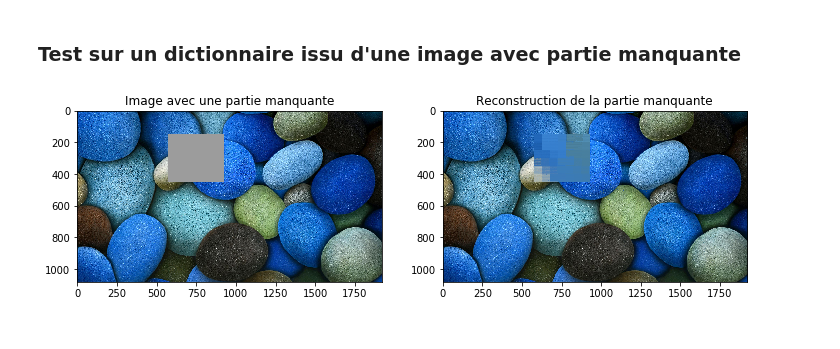
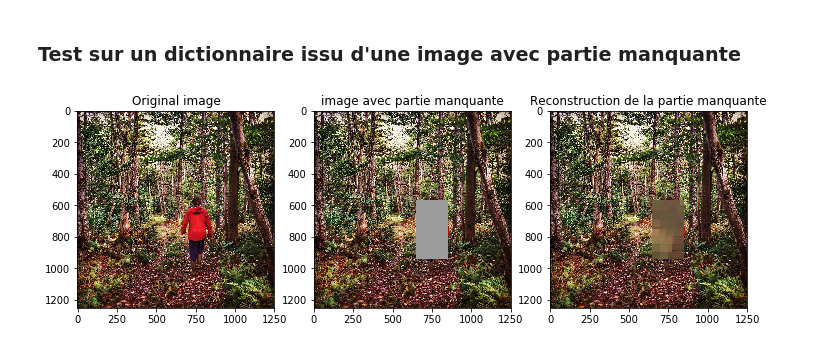
Before and after one commit to ATidiane/ARF, a Jupyter notebook: InpaintingProject/inpainting.ipynb, the cells around one changed output. Drawn from its saved outputs; the diff is of its cells as text; code cells hidden in the pictures.

```diff
--- a/InpaintingProject/inpainting.ipynb
+++ b/InpaintingProject/inpainting.ipynb
@@ -433,11 +435,15 @@ class inpaint:
 # %% [markdown]
 ### Test sur un dictionnaire issu d'une image avec partie manquante
-# %%
-paint = inpaint(im_del, bruit=156, alpha=0.1)
-reconstructed_img = paint.fill()
-
-fig, (ax1, ax2) =  plt.subplots(ncols=2, figsize=(12, 5))
-show_im(im_del, "Image avec une partie manquante", ax1)
-show_im(reconstructed_img, "Reconstruction de la partie manquante", ax2)
-# %% [output]
-[figure, removed]
+# %%
+im_paradis = read_im("Images/image.jpg")
+fig, (ax1, ax2, ax3) =  plt.subplots(ncols=3, figsize=(12, 5))
+show_im(im_paradis, "Original image", ax1)
+
+im_p_del = delete_rect(im_paradis, 750, 750, 375, 200)
+show_im(im_p_del, "image avec partie manquante", ax2)
+
+paint = inpaint(im_p_del, step_patch=100, bruit=156, alpha=0.1)
+reconstructed_img = paint.fill()
+show_im(reconstructed_img, "Reconstruction de la partie manquante", ax3)
+# %% [output]
+[figure, added]
```
Also changed, not shown: parts of 18 cells of this notebook, 6 other files.
